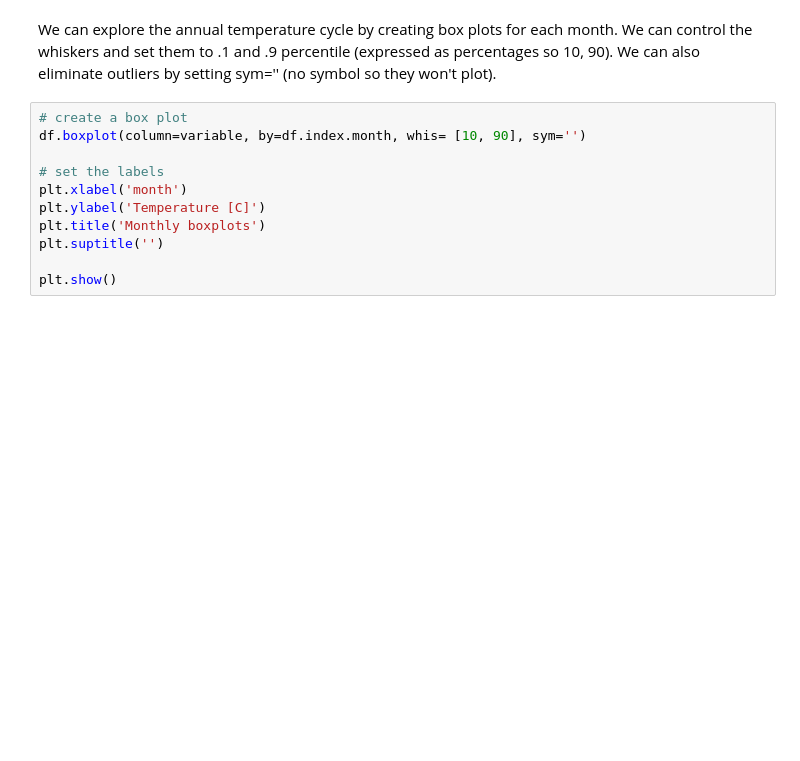
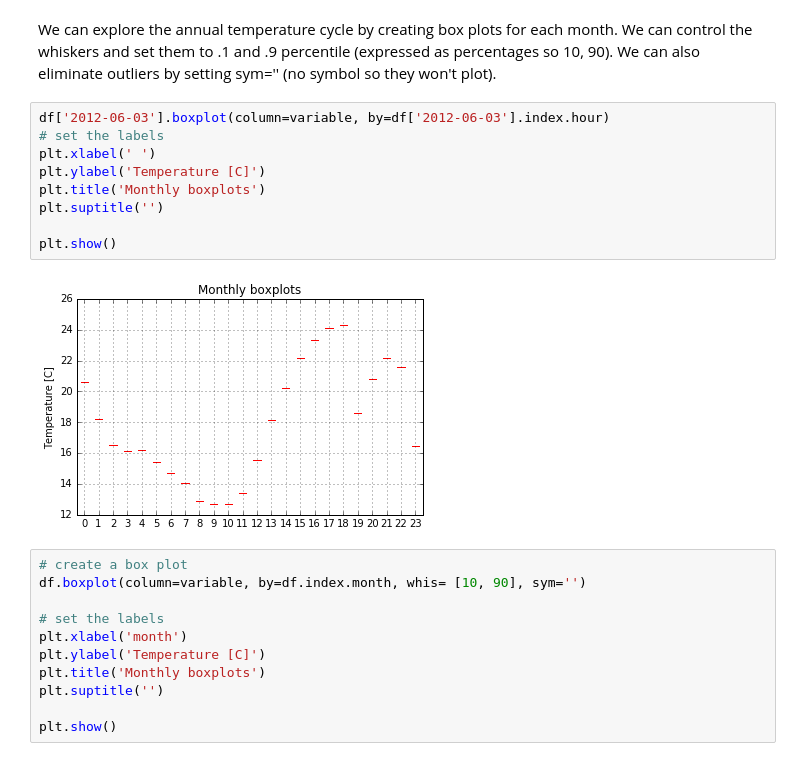
Before and after one commit to jsignell/intro-to-netcdf, a Jupyter notebook: Intro to Python.ipynb, the cells around one changed output. Saved outputs shown, nothing was run; the diff lists cells and outputs as text; blank space fills up the shorter version.

```diff
--- a/Intro to Python.ipynb
+++ b/Intro to Python.ipynb
@@ -135,6 +135,17 @@ df.describe(percentiles=[.1,.25,.5,.75,.9])
 | max | 40.770000 |
 # %% [markdown]
 We can explore the annual temperature cycle by creating box plots for each month. We can control the whiskers and set them to .1 and .9 percentile (expressed as percentages so 10, 90). We can also eliminate outliers by setting sym='' (no symbol so they won't plot).
+# %%
+df['2012-06-03'].boxplot(column=variable, by=df['2012-06-03'].index.hour)
+# set the labels
+plt.xlabel(' ')
+plt.ylabel('Temperature [C]')
+plt.title('Monthly boxplots')
+plt.suptitle('')
+
+plt.show()
+# %% [output]
+[figure, added]
 # %%
 # create a box plot
 df.boxplot(column=variable, by=df.index.month, whis= [10, 90], sym='')
```
Also changed, not shown: parts of 4 cells of this notebook, 2 other files.
